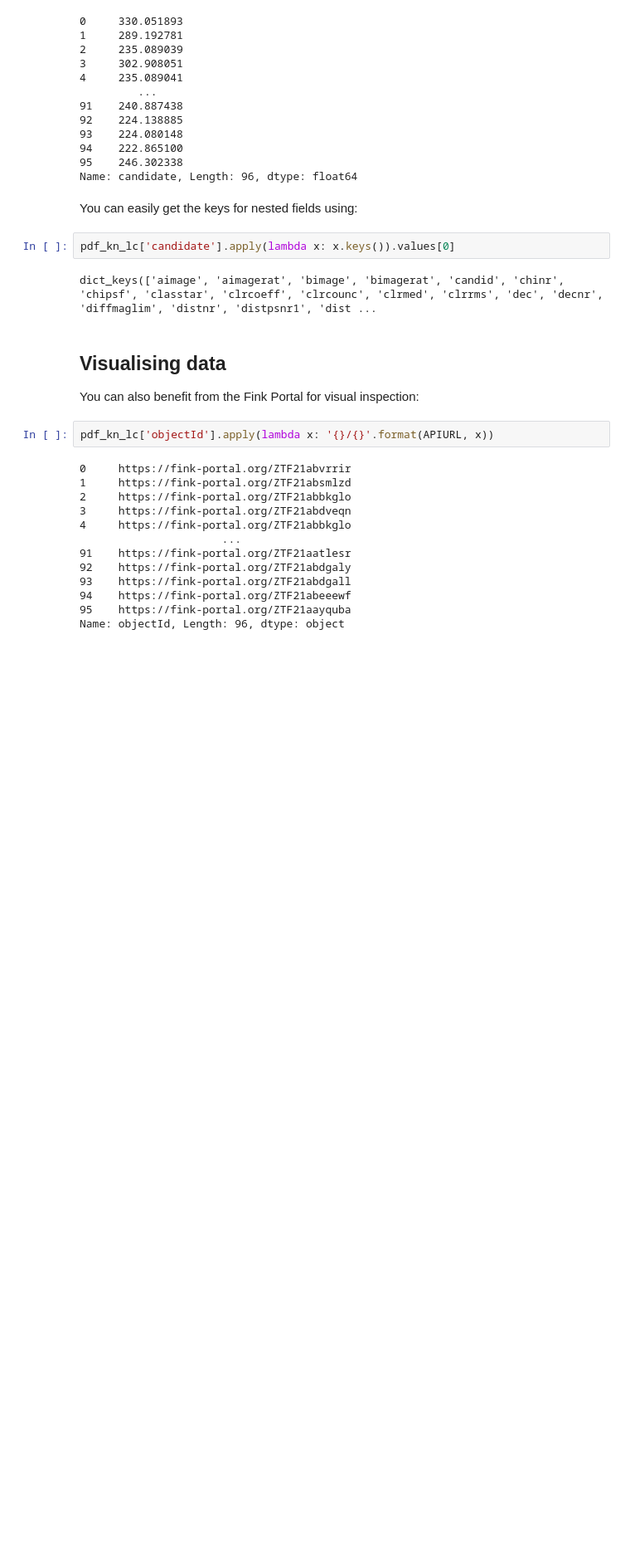
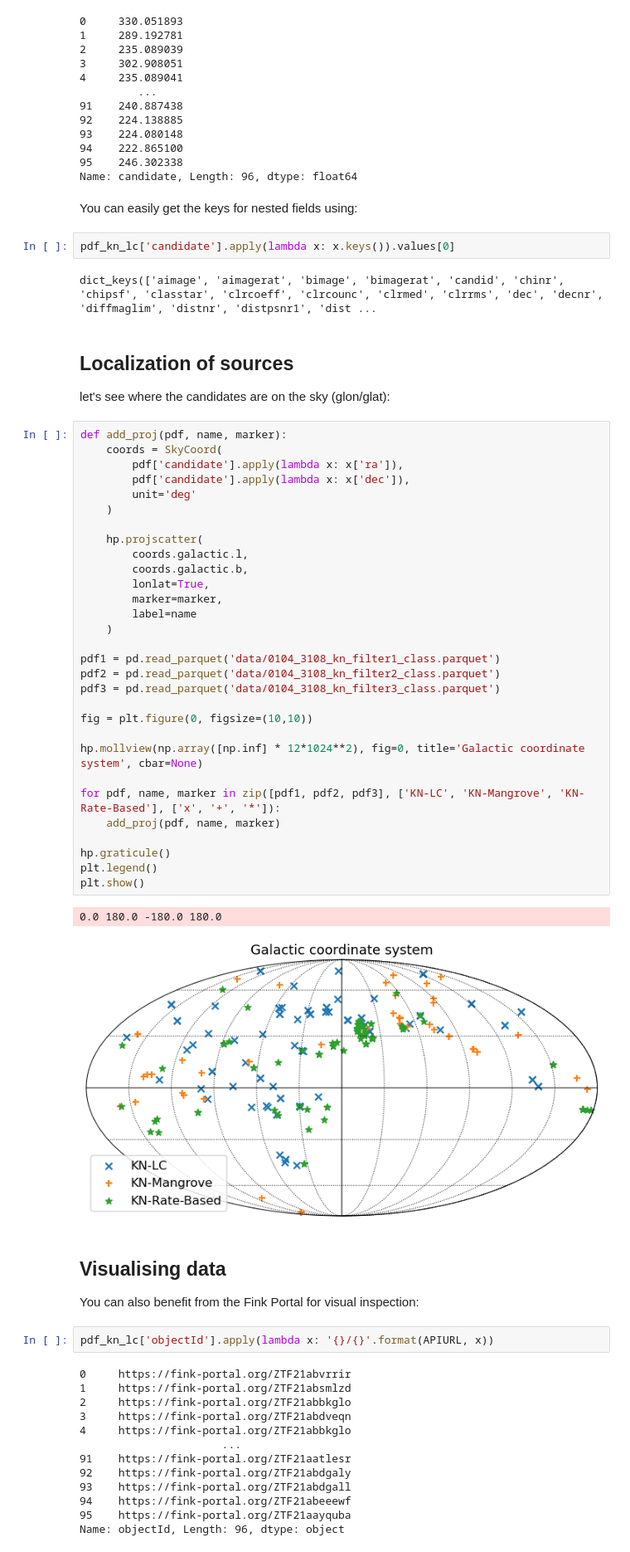
Before and after one commit to JulienPeloton/fink_grandma_kn, a Jupyter notebook: introduction.ipynb, the cells around one changed output. Shown: that part at 83% size. Drawn from its saved outputs; the diff is of its cells as text; blank space fills up the shorter version.

```diff
--- a/introduction.ipynb
+++ b/introduction.ipynb
@@ -81,6 +85,43 @@ You can easily get the keys for nested fields using:
 pdf_kn_lc['candidate'].apply(lambda x: x.keys()).values[0]
 # %% [output]
 dict_keys(['aimage', 'aimagerat', 'bimage', 'bimagerat', 'candid', 'chinr', 'chipsf', 'classtar', 'clrcoeff', 'clrcounc', 'clrmed', 'clrrms', 'dec', 'decnr', 'diffmaglim', 'distnr', 'distpsnr1', 'dist ...
+# %% [markdown]
+## Localization of sources
+
+let's see where the candidates are on the sky (glon/glat):
+# %%
+def add_proj(pdf, name, marker):
+    coords = SkyCoord(
+        pdf['candidate'].apply(lambda x: x['ra']),
+        pdf['candidate'].apply(lambda x: x['dec']),
+        unit='deg'
+    )
+
+    hp.projscatter(
+        coords.galactic.l,
+        coords.galactic.b,
+        lonlat=True,
+        marker=marker,
+        label=name
+    )
+
+pdf1 = pd.read_parquet('data/0104_3108_kn_filter1_class.parquet')
+pdf2 = pd.read_parquet('data/0104_3108_kn_filter2_class.parquet')
+pdf3 = pd.read_parquet('data/0104_3108_kn_filter3_class.parquet')
+
+fig = plt.figure(0, figsize=(10,10))
+
+hp.mollview(np.array([np.inf] * 12*1024**2), fig=0, title='Galactic coordinate system', cbar=None)
+
+for pdf, name, marker in zip([pdf1, pdf2, pdf3], ['KN-LC', 'KN-Mangrove', 'KN-Rate-Based'], ['x', '+', '*']):
+    add_proj(pdf, name, marker)
+
+hp.graticule()
+plt.legend()
+plt.show()
+# %% [output]
+0.0 180.0 -180.0 180.0
+[figure, added]
 # %% [markdown]
 ## Visualising data
 
```
Also changed, not shown: parts of 1 cell of this notebook, 1 other file.
